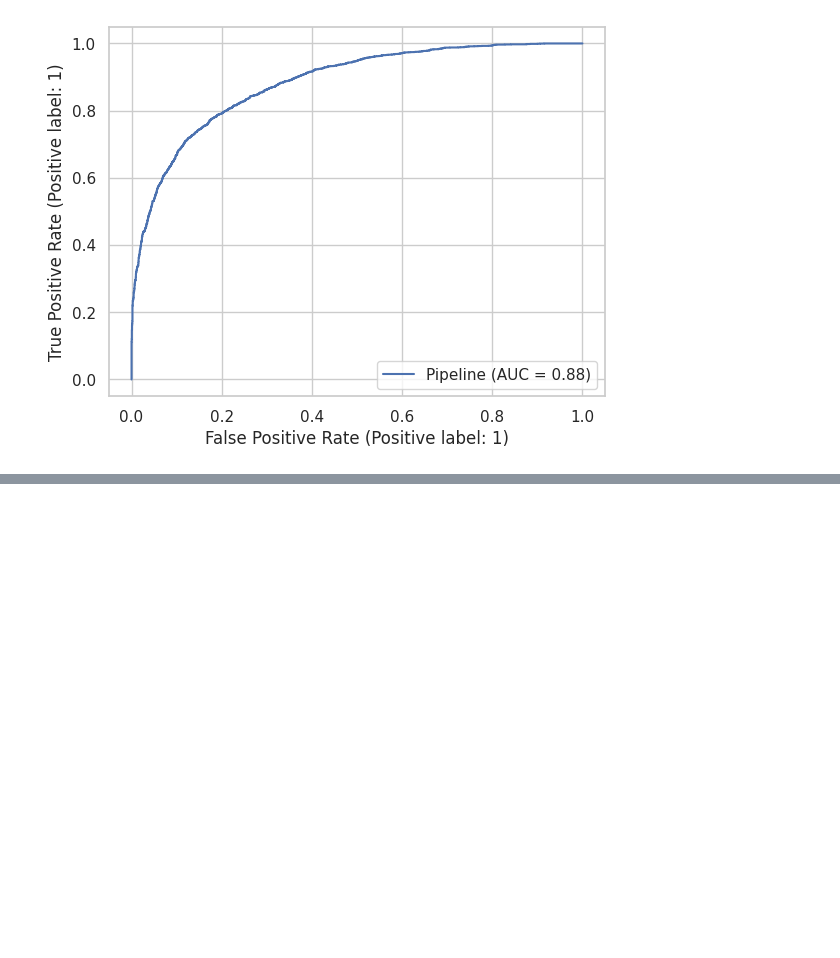
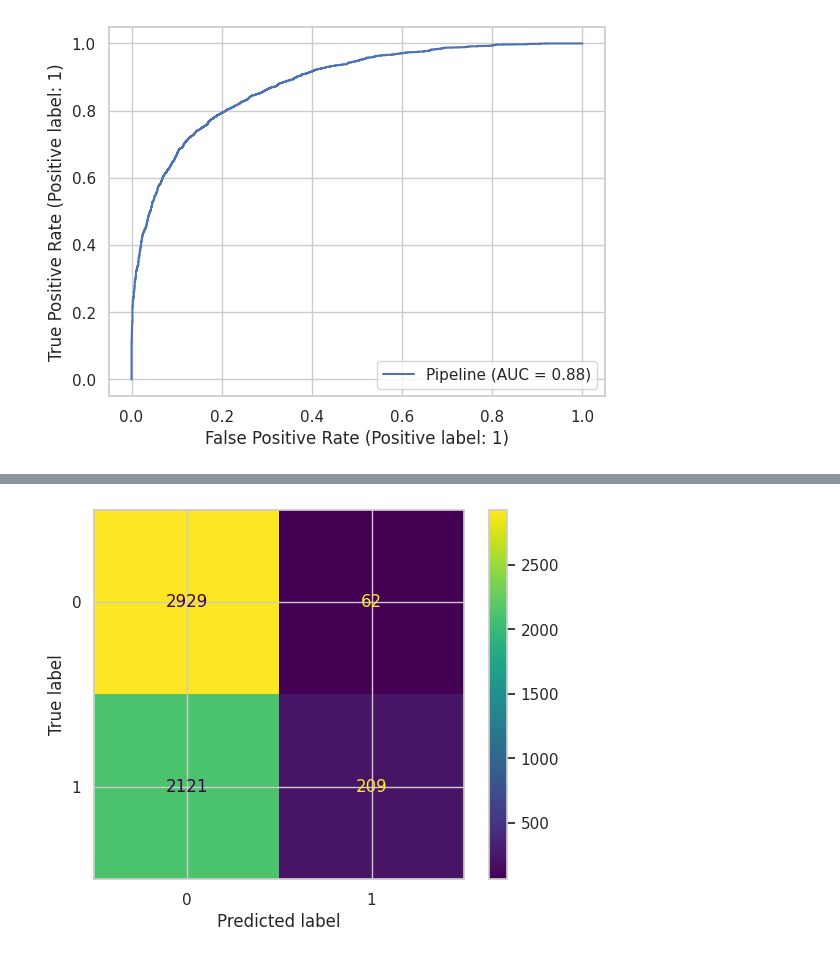
Before and after one commit to wilberquito/Sarcasm-Detector, a Jupyter notebook: detection.ipynb, the cells around one changed output, grey strips where cells are left out. Cells and saved outputs as stored; diff of their text form; code cells hidden in the pictures; blank space fills up the shorter version.

```diff
--- a/detection.ipynb
+++ b/detection.ipynb
@@ -491,12 +604,3 @@ plot_confusion_matrix(y_test, predictions, pipe.classes_)
 plot_roc_curve(pipe, X_test, y_test)
 # %% [output]
 [figure]
-# %%
-from sklearn.naive_bayes import ComplementNB
-pipe = Pipeline([
-    ('preprocessor', preprocessor),
-    ('model', ComplementNB())
-])
-
-pipe.fit(X_train, y_train)
-predictions = pipe.predict(X_test)
@@ -506,0 +625,24 @@ plot_confusion_matrix(y_test, predictions, pipe.classes_)
+# %%
+from sklearn.neighbors import KNeighborsClassifier
+
+pipe = Pipeline([
+    ('preprocessor', preprocessor),
+    ('knn', KNeighborsClassifier(n_jobs=-1))
+])
+
+grid_params = {
+  'knn__n_neighbors': list(range(1,4)),
+  'knn__weights': ('uniform', 'distance')
+}
+
+start=time()
+rsp = RandomizedSearchCV(
+    pipe,
+    grid_params,
+    random_state = 74,
+    cv = 3,
+    scoring = 'f1'
+)
+rsp.fit(X_train, y_train)
+elapsed = time() - start
+print("CV trainning took: ", round(elapsed, 2), " seconds")
@@ -507,3 +668,9 @@ plot_confusion_matrix(y_test, predictions, pipe.classes_)
+# %%
+pipe = rsp.best_estimator_
+y_pred = pipe.predict(X_test)
+plot_confusion_matrix(y_test, y_pred, pipe.classes_)
+# %% [output]
+[figure, added]
 # %%
 plot_roc_curve(pipe, X_test, y_test)
 # %% [output]
```
Also changed, not shown: parts of 49 cells of this notebook.
